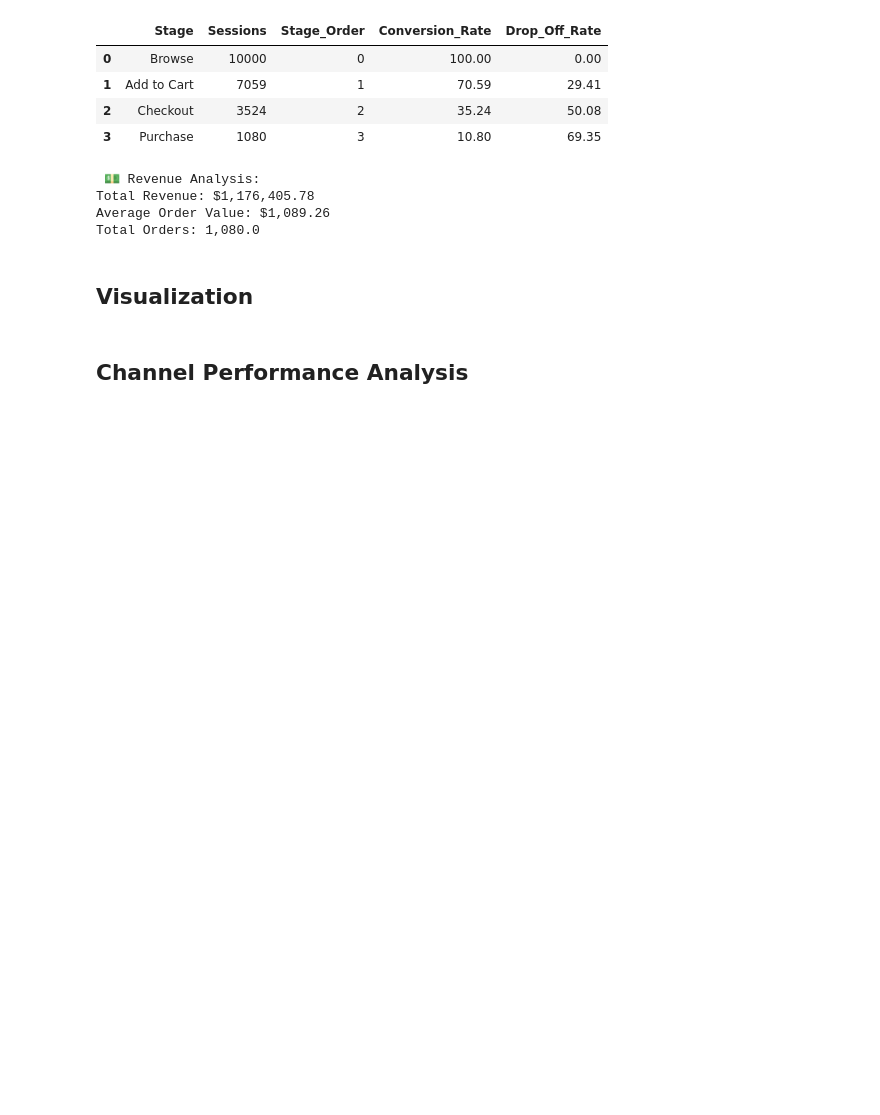
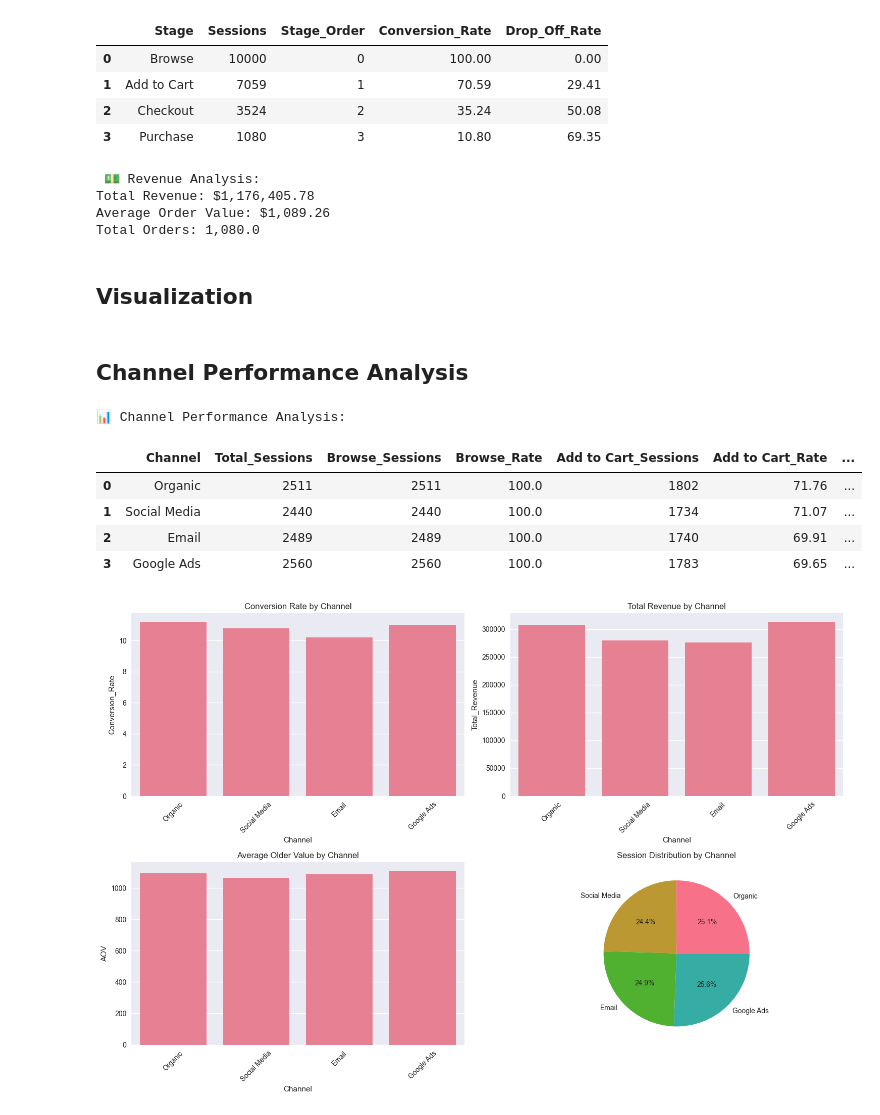
Before and after one commit to amandebnath/funnel-analysis-project, a Jupyter notebook: funnel-analysis.ipynb, the cells around one changed output. Saved outputs shown, nothing was run; the diff lists cells and outputs as text; code cells hidden in the pictures; blank space fills up the shorter version.

```diff
--- a/funnel-analysis.ipynb
+++ b/funnel-analysis.ipynb
@@ -403,32 +403,50 @@ for channel in df['Channel'].unique():
 
             channel_metrics[f'{stage}_Sessions'] = count
             channel_metrics[f'{stage}_Rate'] = (count / total_sessions * 100)
 
         # Revenue metrics
         purchase_sessions = channel_sessions[channel_sessions['Max_Funnel_Stage'] == 'Purchase']
         channel_metrics['Total_Revenue'] = purchase_sessions['Revenue'].sum()
         channel_metrics['AOV'] = purchase_sessions['Revenue'].mean() if len(purchase_sessions) > 0 else 0
         channel_metrics['Conversion_Rate'] = (len(purchase_sessions) / total_sessions * 100)
 
         channel_funnel.append(channel_metrics)
 
 channel_df = pd.DataFrame(channel_funnel)
 
 print("📊 Channel Performance Analysis:")
 display(channel_df.round(2))
 
 # Visualizing channel performance
 fig, ((ax1, ax2), (ax3, ax4)) = plt.subplots(2, 2, figsize = (15, 10))
 
 # Conversion rates by channel
 sns.barplot(data = channel_df, x = 'Channel', y = 'Conversion_Rate', ax = ax1)
 ax1.set_title('Conversion Rate by Channel')
 ax1.tick_params(axis = 'x', rotation = 45)
 
 # Total revenue by channel
 sns.barplot(data = channel_df, x = 'Channel', y = "Total_Revenue", ax = ax2)
 ax2.set_title('Total Revenue by Channel')
 ax2.tick_params(axis = 'x', rotation = 45)
 
-# AOV by channel
-sns.barplot()
+# Average Older Value by channel
+sns.barplot(data = channel_df, x = 'Channel', y = "AOV", ax = ax3)
+ax3.set_title('Average Older Value by Channel')
+ax3.tick_params(axis = 'x', rotation = 45)
+
+# Session distribution by channel
+channel_df['Session_Percentage'] = (channel_df['Total_Sessions'] / channel_df['Total_Sessions'].sum() * 100)
+ax4.pie(channel_df['Session_Percentage'], labels = channel_df['Channel'], autopct = '%1.1f%%')
+ax4.set_title('Session Distribution by Channel')
+
+plt.tight_layout()
+plt.show()
+# %% [output]
+📊 Channel Performance Analysis:
+|  | Channel | Total_Sessions | Browse_Sessions | Browse_Rate | Add to Cart_Sessions | Add to Cart_Rate | ... |
+| 0 | Organic | 2511 | 2511 | 100.0 | 1802 | 71.76 | ... |
+| 1 | Social Media | 2440 | 2440 | 100.0 | 1734 | 71.07 | ... |
+| 2 | Email | 2489 | 2489 | 100.0 | 1740 | 69.91 | ... |
+| 3 | Google Ads | 2560 | 2560 | 100.0 | 1783 | 69.65 | ... |
+[figure, added]
```
